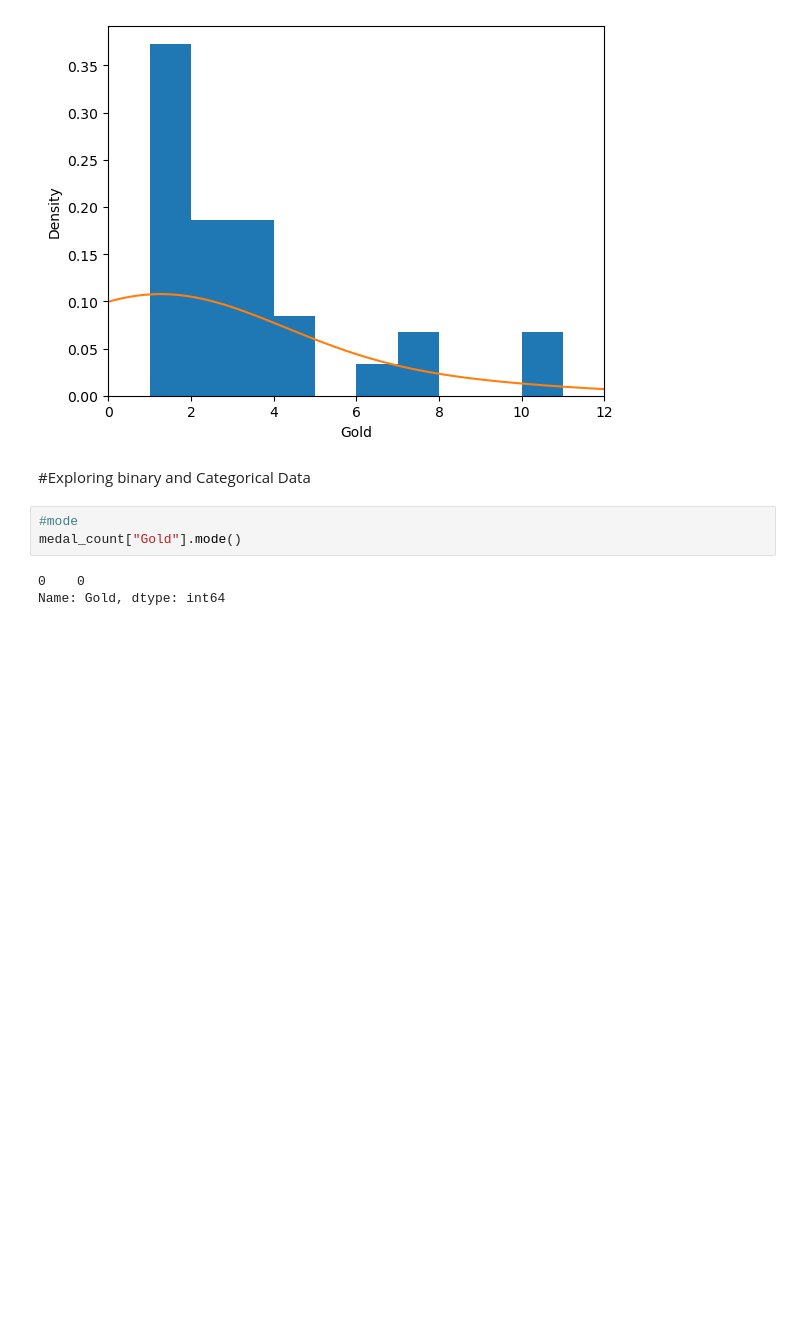
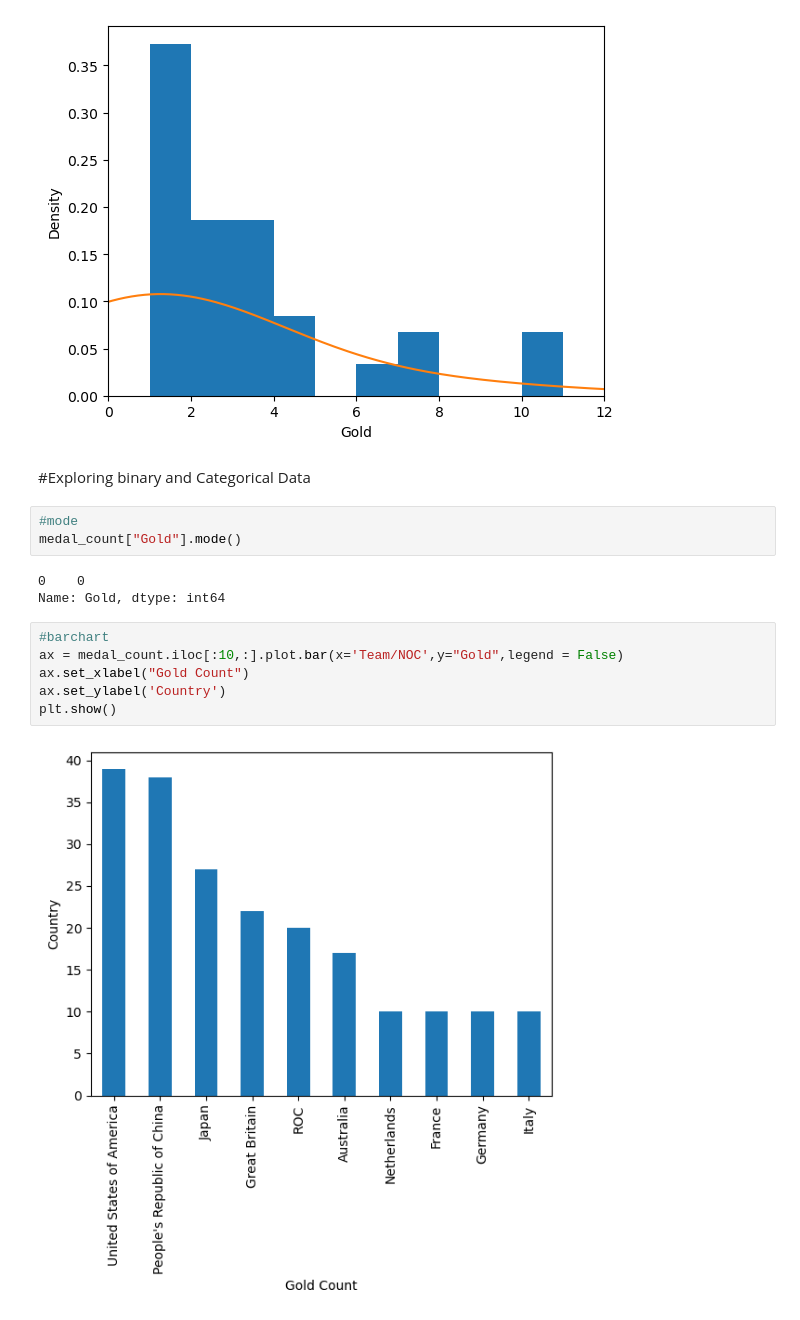
Before and after one commit to anishdhakal54/practical-statics-for-data-science, a Jupyter notebook: practical.ipynb, the cells around one changed output. Drawn from its saved outputs; the diff is of its cells as text; blank space fills up the shorter version.

```diff
--- a/practical.ipynb
+++ b/practical.ipynb
@@ -140,3 +141,11 @@ medal_count["Gold"].mode()
 # %% [output]
 0    0
 Name: Gold, dtype: int64
+# %%
+#barchart
+ax = medal_count.iloc[:10,:].plot.bar(x='Team/NOC',y="Gold",legend = False)
+ax.set_xlabel("Gold Count")
+ax.set_ylabel('Country')
+plt.show()
+# %% [output]
+[figure, added]
```
Also changed, not shown: parts of 10 cells of this notebook, 2 other files.
